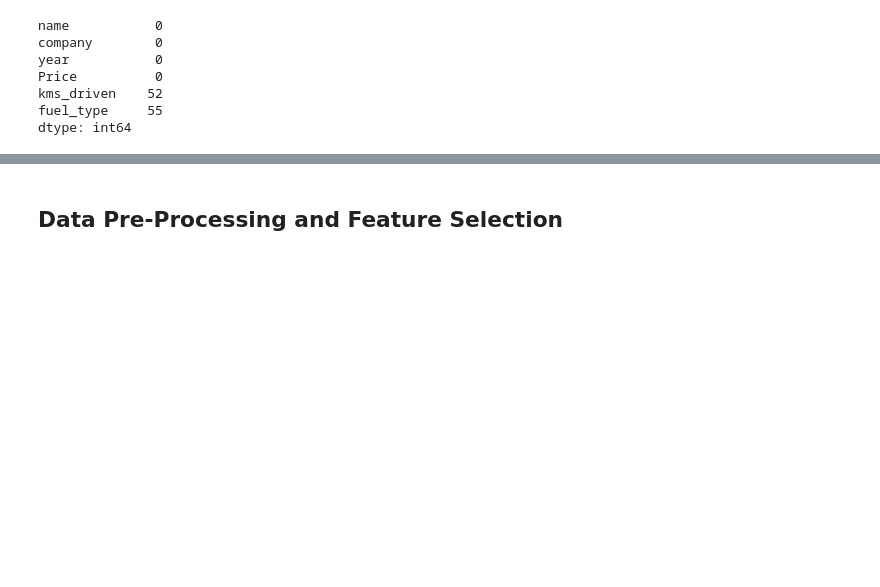
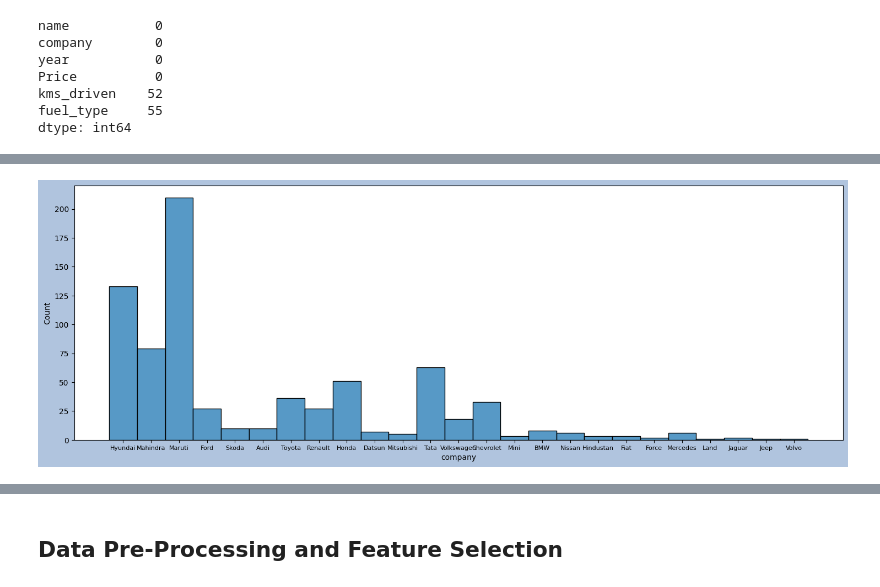
Before and after one commit to hmarathe420/Car_Price_Prediction, a Jupyter notebook: Car_Price_Prediction.ipynb, the cells around one changed output, grey strips where cells are left out. Drawn from its saved outputs; the diff is of its cells as text; code cells hidden in the pictures; blank space fills up the shorter version.

```diff
--- a/Car_Price_Prediction.ipynb
+++ b/Car_Price_Prediction.ipynb
@@ -94,0 +214,9 @@ dtype: int64
+# %%
+# Company Distribution using histplot
+plt.figure(figsize = (18,6), facecolor = 'lightsteelblue')
+sns.histplot(data = df , x ='company')
+plt.xticks(fontsize = 8)
+plt.plot()
+plt.show()
+# %% [output]
+[figure, added]
```
Also changed, not shown: parts of 29 cells of this notebook.
